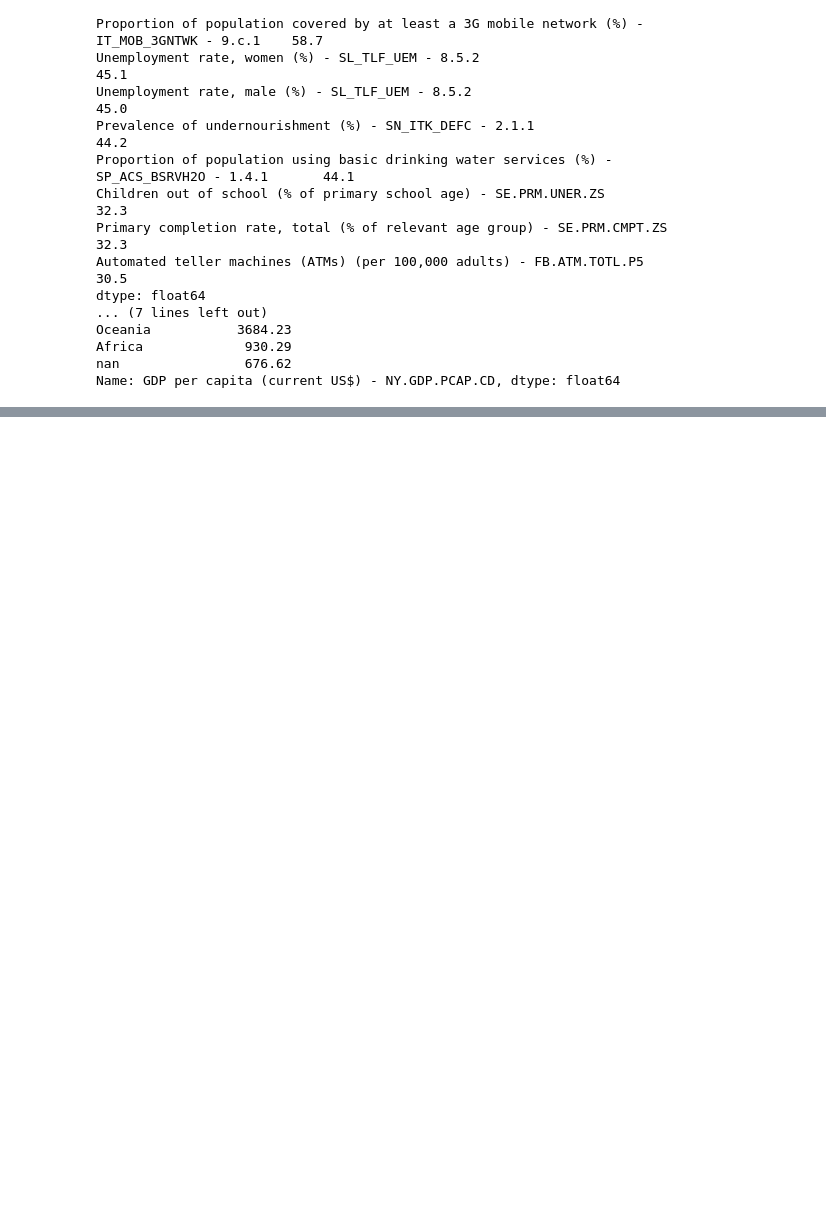
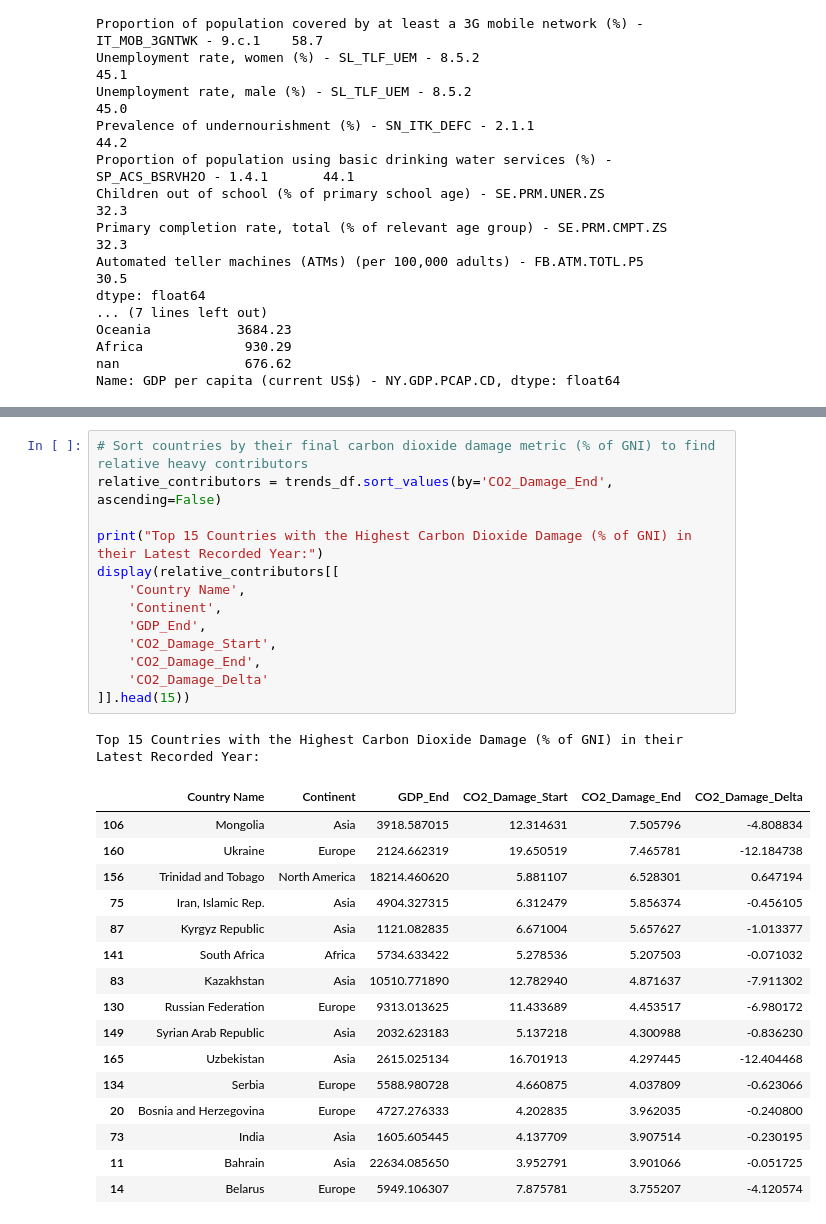
Before and after one commit to chinl00n/capstone, a Jupyter notebook: Sustain.ipynb, the cells around one changed output, grey strips where cells are left out. Drawn from its saved outputs; the diff is of its cells as text; blank space fills up the shorter version.

```diff
--- a/Sustain.ipynb
+++ b/Sustain.ipynb
@@ -69,0 +512,31 @@ Name: GDP per capita (current US$) - NY.GDP.PCAP.CD, dtype: float64
+# %%
+# Sort countries by their final carbon dioxide damage metric (% of GNI) to find relative heavy contributors
+relative_contributors = trends_df.sort_values(by='CO2_Damage_End', ascending=False)
+
+print("Top 15 Countries with the Highest Carbon Dioxide Damage (% of GNI) in their Latest Recorded Year:")
+display(relative_contributors[[
+    'Country Name',
+    'Continent',
+    'GDP_End',
+    'CO2_Damage_Start',
+    'CO2_Damage_End',
+    'CO2_Damage_Delta'
+]].head(15))
+# %% [output]
+Top 15 Countries with the Highest Carbon Dioxide Damage (% of GNI) in their Latest Recorded Year:
+|  | Country Name | Continent | GDP_End | CO2_Damage_Start | CO2_Damage_End | CO2_Damage_Delta |
+| 106 | Mongolia | Asia | 3918.587015 | 12.314631 | 7.505796 | -4.808834 |
+| 160 | Ukraine | Europe | 2124.662319 | 19.650519 | 7.465781 | -12.184738 |
+| 156 | Trinidad and Tobago | North America | 18214.460620 | 5.881107 | 6.528301 | 0.647194 |
+| 75 | Iran, Islamic Rep. | Asia | 4904.327315 | 6.312479 | 5.856374 | -0.456105 |
+| 87 | Kyrgyz Republic | Asia | 1121.082835 | 6.671004 | 5.657627 | -1.013377 |
+| 141 | South Africa | Africa | 5734.633422 | 5.278536 | 5.207503 | -0.071032 |
+| 83 | Kazakhstan | Asia | 10510.771890 | 12.782940 | 4.871637 | -7.911302 |
+| 130 | Russian Federation | Europe | 9313.013625 | 11.433689 | 4.453517 | -6.980172 |
+| 149 | Syrian Arab Republic | Asia | 2032.623183 | 5.137218 | 4.300988 | -0.836230 |
+| 165 | Uzbekistan | Asia | 2615.025134 | 16.701913 | 4.297445 | -12.404468 |
+| 134 | Serbia | Europe | 5588.980728 | 4.660875 | 4.037809 | -0.623066 |
+| 20 | Bosnia and Herzegovina | Europe | 4727.276333 | 4.202835 | 3.962035 | -0.240800 |
+| 73 | India | Asia | 1605.605445 | 4.137709 | 3.907514 | -0.230195 |
+| 11 | Bahrain | Asia | 22634.085650 | 3.952791 | 3.901066 | -0.051725 |
+| 14 | Belarus | Europe | 5949.106307 | 7.875781 | 3.755207 | -4.120574 |
```
Also changed, not shown: parts of 23 cells of this notebook.
